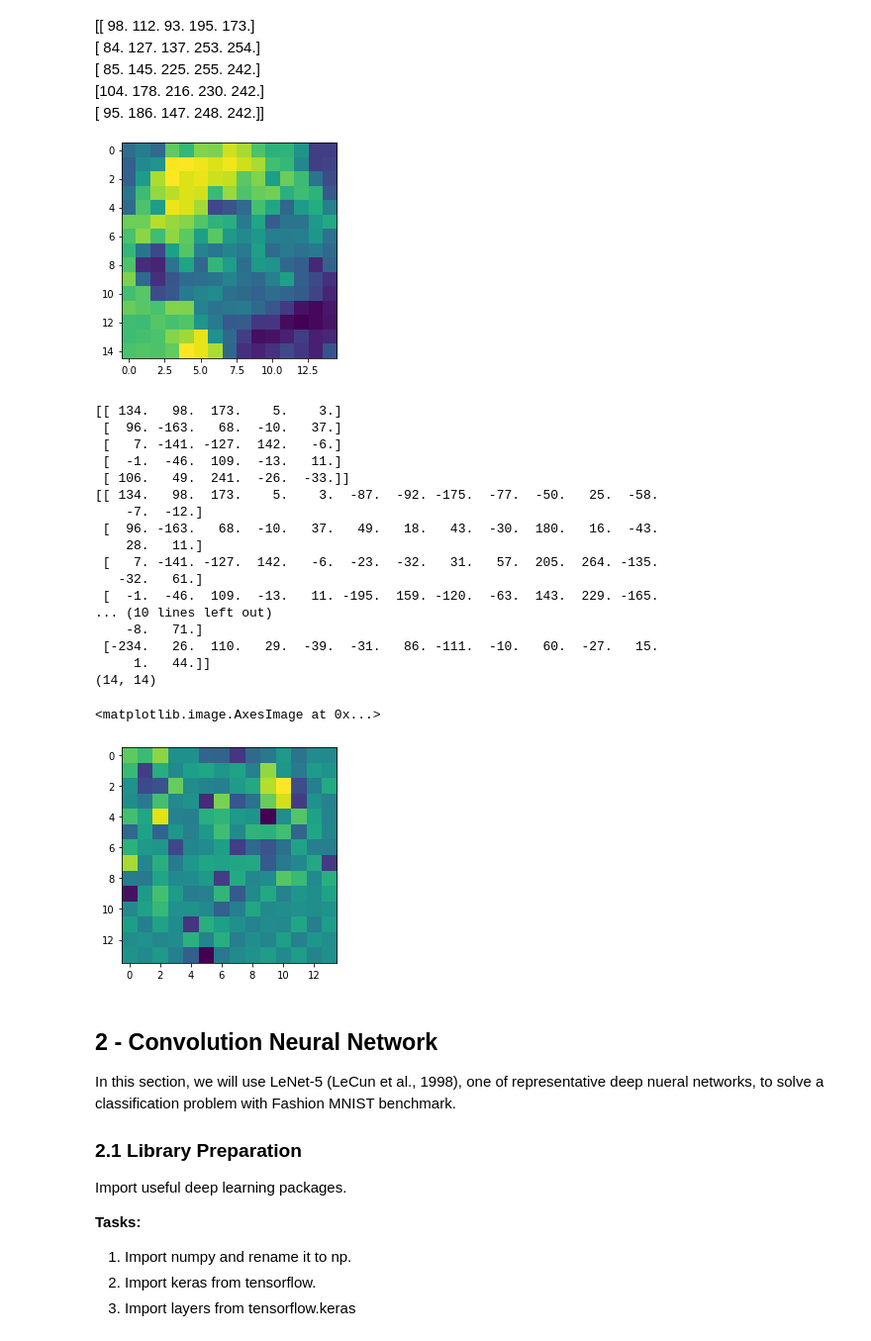
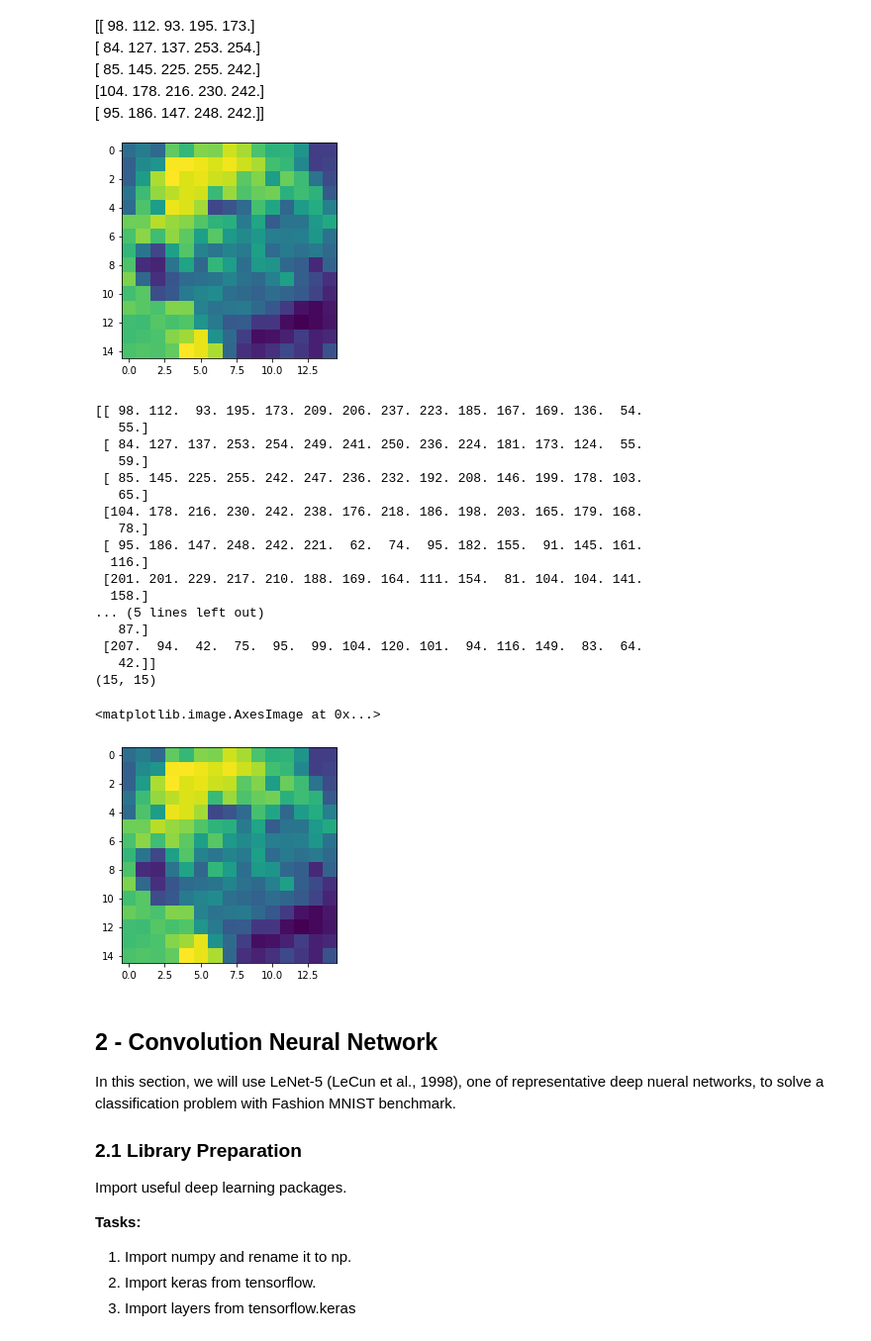
Before and after one commit to cgprats/CAP4630_HW3, a Jupyter notebook: Homework_03.ipynb, the cells around one changed output. Shown at 99% size. Saved outputs shown, nothing was run; the diff lists cells and outputs as text; code cells hidden in the pictures.

```diff
--- a/Homework_03.ipynb
+++ b/Homework_03.ipynb
@@ -219,33 +219,47 @@ Process the obtained array from the image with MaxPooling operation. **(10 Point
 
 
 ![image.png](embedded-picture-1)
-# %%
-######## MaxPooling with the setting of 2X2 ##################
-
-print(output[0:5, 0:5])
-print(output[0:10,:])
-print(output.shape)
-plt.imshow(output)
-# %% [output]
-[[ 134.   98.  173.    5.    3.]
- [  96. -163.   68.  -10.   37.]
- [   7. -141. -127.  142.   -6.]
- [  -1.  -46.  109.  -13.   11.]
- [ 106.   49.  241.  -26.  -33.]]
-[[ 134.   98.  173.    5.    3.  -87.  -92. -175.  -77.  -50.   25.  -58.
-    -7.  -12.]
- [  96. -163.   68.  -10.   37.   49.   18.   43.  -30.  180.   16.  -43.
-    28.   11.]
- [   7. -141. -127.  142.   -6.  -23.  -32.   31.   57.  205.  264. -135.
-   -32.   61.]
- [  -1.  -46.  109.  -13.   11. -195.  159. -120.  -63.  143.  229. -165.
-... (10 lines left out)
-    -8.   71.]
- [-234.   26.  110.   29.  -39.  -31.   86. -111.  -10.   60.  -27.   15.
-     1.   44.]]
-(14, 14)
-<matplotlib.image.AxesImage at 0x...>
-[figure, removed]
+# %%
+######## MaxPooling with the setting of 2X2 ##################
+mask = np.zeros((2, 2))
+output = np.zeros((int(img_matrix.shape[0] / mask.shape[0]), int(img_matrix.shape[1] / mask.shape[1])))
+
+x1 = 0
+y1 = 0
+for y in range(output.shape[1]):
+  for x in range(output.shape[0]):
+    try:
+      mask = img_matrix[x1:x1+2, y1:y1+2]
+      output[x, y] = np.max(mask)
+      x1 = x1 + 2
+    except:
+      break
+  y1 = y1 + 2
+  x1 = 0
+
+print(output[0:10,:])
+print(output.shape)
+plt.imshow(output)
+# %% [output]
+[[ 98. 112.  93. 195. 173. 209. 206. 237. 223. 185. 167. 169. 136.  54.
+   55.]
+ [ 84. 127. 137. 253. 254. 249. 241. 250. 236. 224. 181. 173. 124.  55.
+   59.]
+ [ 85. 145. 225. 255. 242. 247. 236. 232. 192. 208. 146. 199. 178. 103.
+   65.]
+ [104. 178. 216. 230. 242. 238. 176. 218. 186. 198. 203. 165. 179. 168.
+   78.]
+ [ 95. 186. 147. 248. 242. 221.  62.  74.  95. 182. 155.  91. 145. 161.
+  116.]
+ [201. 201. 229. 217. 210. 188. 169. 164. 111. 154.  81. 104. 104. 141.
+  158.]
+... (5 lines left out)
+   87.]
+ [207.  94.  42.  75.  95.  99. 104. 120. 101.  94. 116. 149.  83.  64.
+   42.]]
+(15, 15)
+<matplotlib.image.AxesImage at 0x...>
+[figure, added]
 # %% [markdown]
 ## 2 - Convolution Neural Network ##
 
```
